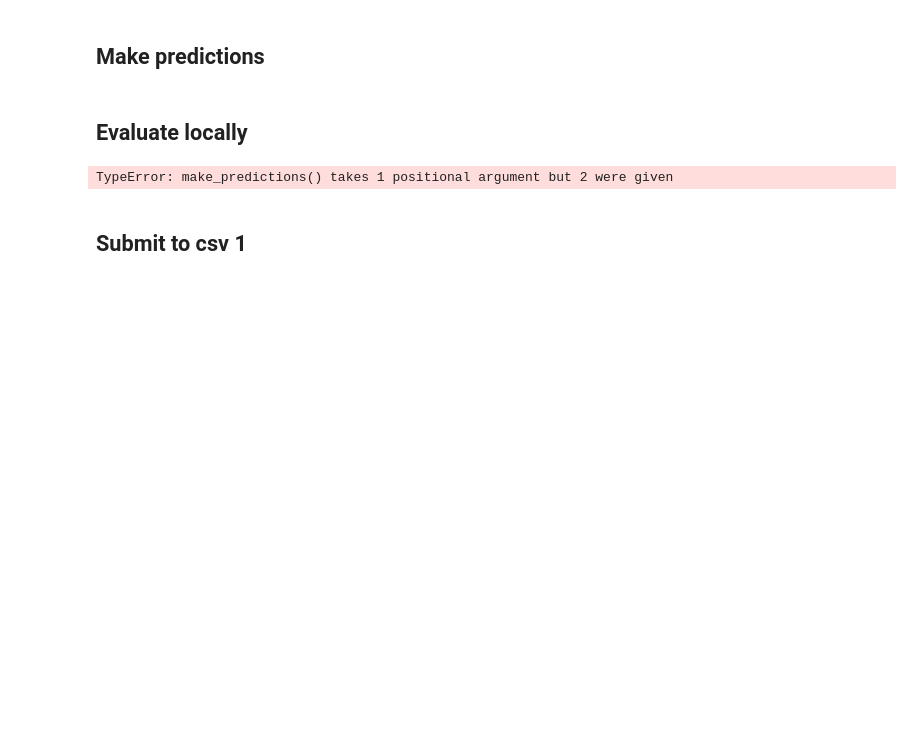
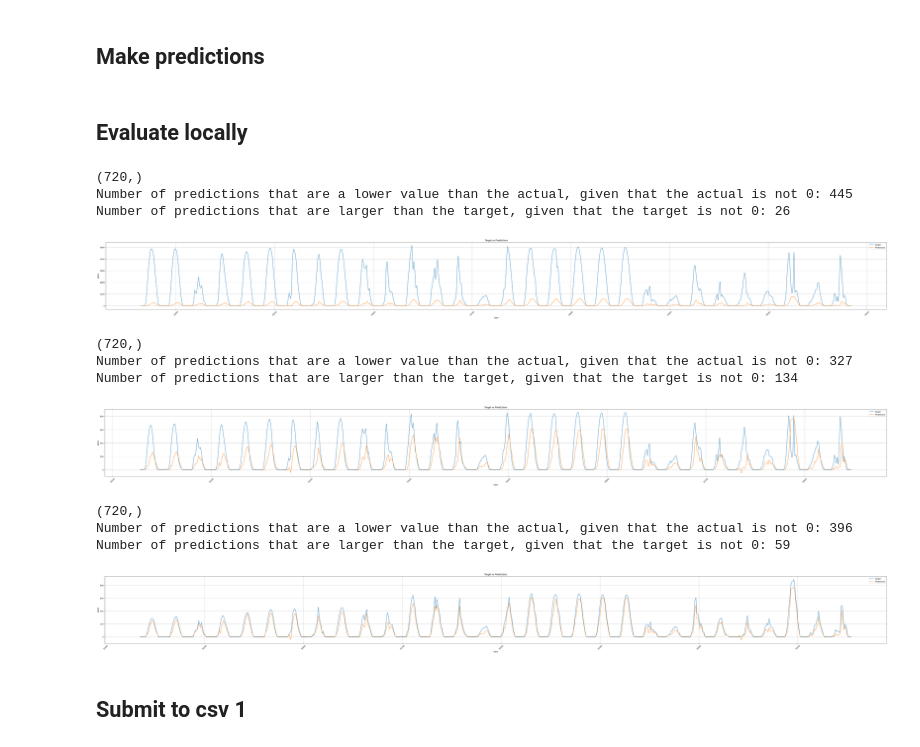
Before and after one commit to Mathias-a/TDT4173-project, a Jupyter notebook: autoML_mathias.ipynb, the cells around one changed output. Saved outputs shown, nothing was run; the diff lists cells and outputs as text; code cells hidden in the pictures; blank space fills up the shorter version.

```diff
--- a/autoML_mathias.ipynb
+++ b/autoML_mathias.ipynb
@@ -472,12 +396,10 @@ Fitting model: CatBoost_BAG_L2 ...
 # Assuming you have defined WEATHER_FEATURES, TEST_COLUMNS_TO_KEEP, and other functions previously
 
 def make_predictions(df_test_pred):
+    eval_model = TabularPredictor.load("autogluon_models/test_model", require_version_match=False)
 
-    # Load model
-    model = CatBoostRegressor()
-    model.load_model(f"catboost_model_merged.cbm")
+    preds = eval_model.predict(df_test_pred)
 
-    preds = model.predict(df_test_pred)
 
     # Inverse transform the predictions
     # preds = np.expm1(preds)
@@ -493,41 +415,54 @@ def evaluate_model_locally(location, scalers):
     target_df = pd.read_parquet(f"data/{location}/train_targets.parquet")
 
     # Make predictions
-    preds = make_predictions(X_training)[-720:]
+    preds = make_predictions(X_validation.drop("pv_measurement", axis=1))[-720:]
     target = target_df.tail(720)["pv_measurement"].to_numpy()
 
     differences = preds - target
     # Count predictions lower than the actual
     lower_predictions = (differences < 0) & (target != 0)
     # Count predictions higher than the actual
     higher_predictions = (differences > 0) & (target != 0)
 
+    print(preds.shape)
+
     # Biggest misreads
     absolute_differences = abs(differences)
     max_diff_index = absolute_differences.argmax()  # Index of the biggest difference
-    max_diff_value = absolute_differences[max_diff_index]  # Value of the biggest difference
+    # max_diff_value = absolute_differences[max_diff_index]  # Value of the biggest difference
     print(f"Number of predictions that are a lower value than the actual, given that the actual is not 0: {lower_predictions.sum()}")
     print(f"Number of predictions that are larger than the target, given that the target is not 0: {higher_predictions.sum()}")
-    print(f"The biggest misread is at index {max_diff_index} with a difference of {max_diff_value}")
+    # print(f"The biggest misread is at index {max_diff_index} with a difference of {max_diff_value}")
 
     index = target_df.index[-720:]
     # Plotting
     plt.figure(figsize=(60,6))
     plt.plot(index, target, label="Target")
     plt.plot(index, preds, label="Predictions")
     plt.xlabel('Date')
     plt.ylabel('Value')
     plt.title('Target vs Predictions')
     plt.legend()
     plt.grid(True)
     plt.tight_layout()
     plt.xticks(rotation=45)  # Rotate x-axis labels for better readability
     plt.show()
 
 for loc in locations:
     evaluate_model_locally(loc, scalers)
 # %% [output]
-TypeError: make_predictions() takes 1 positional argument but 2 were given
+(720,)
+Number of predictions that are a lower value than the actual, given that the actual is not 0: 445
+Number of predictions that are larger than the target, given that the target is not 0: 26
+[figure, added]
+(720,)
+Number of predictions that are a lower value than the actual, given that the actual is not 0: 327
+Number of predictions that are larger than the target, given that the target is not 0: 134
+[figure, added]
+(720,)
+Number of predictions that are a lower value than the actual, given that the actual is not 0: 396
+Number of predictions that are larger than the target, given that the target is not 0: 59
+[figure, added]
 # %% [markdown]
 ## Submit to csv 1
 # %%
```
Also changed, not shown: parts of 2 cells of this notebook, 2 other files.
